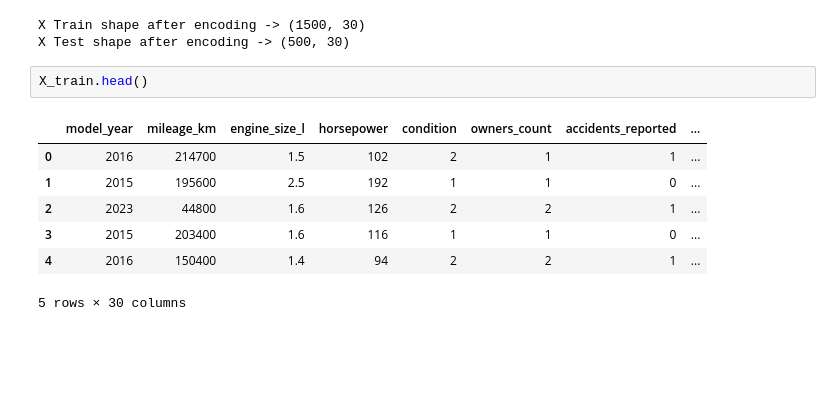
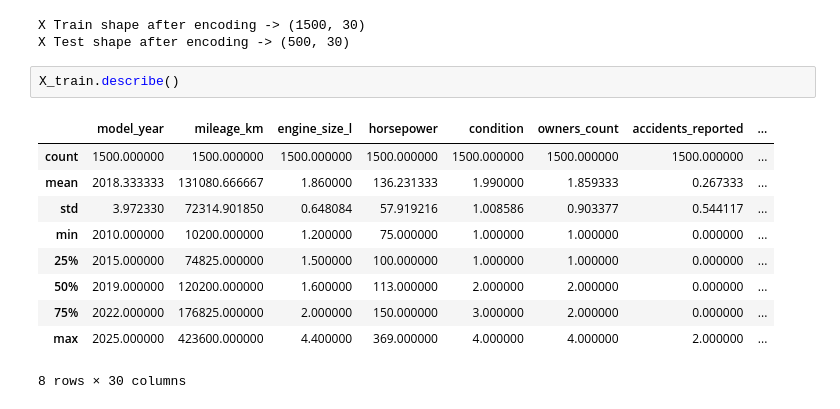
Before and after one commit to ml-engineer04/machine-learning, a Jupyter notebook: projects/cars_price_prediction.ipynb, the cells around one changed output. Saved outputs shown, nothing was run; the diff lists cells and outputs as text; blank space fills up the shorter version.

```diff
--- a/projects/cars_price_prediction.ipynb
+++ b/projects/cars_price_prediction.ipynb
@@ -280,13 +280,16 @@ print(f"X Test shape after encoding -> {X_test.shape}")
 # %% [output]
 X Train shape after encoding -> (1500, 30)
 X Test shape after encoding -> (500, 30)
-# %%
-X_train.head()
-# %% [output]
-|  | model_year | mileage_km | engine_size_l | horsepower | condition | owners_count | accidents_reported | ... |
-| 0 | 2016 | 214700 | 1.5 | 102 | 2 | 1 | 1 | ... |
-| 1 | 2015 | 195600 | 2.5 | 192 | 1 | 1 | 0 | ... |
-| 2 | 2023 | 44800 | 1.6 | 126 | 2 | 2 | 1 | ... |
-| 3 | 2015 | 203400 | 1.6 | 116 | 1 | 1 | 0 | ... |
-| 4 | 2016 | 150400 | 1.4 | 94 | 2 | 2 | 1 | ... |
-5 rows × 30 columns
+# %%
+X_train.describe()
+# %% [output]
+|  | model_year | mileage_km | engine_size_l | horsepower | condition | owners_count | accidents_reported | ... |
+| count | 1500.000000 | 1500.000000 | 1500.000000 | 1500.000000 | 1500.000000 | 1500.000000 | 1500.000000 | ... |
+| mean | 2018.333333 | 131080.666667 | 1.860000 | 136.231333 | 1.990000 | 1.859333 | 0.267333 | ... |
+| std | 3.972330 | 72314.901850 | 0.648084 | 57.919216 | 1.008586 | 0.903377 | 0.544117 | ... |
+| min | 2010.000000 | 10200.000000 | 1.200000 | 75.000000 | 1.000000 | 1.000000 | 0.000000 | ... |
+| 25% | 2015.000000 | 74825.000000 | 1.500000 | 100.000000 | 1.000000 | 1.000000 | 0.000000 | ... |
+| 50% | 2019.000000 | 120200.000000 | 1.600000 | 113.000000 | 2.000000 | 2.000000 | 0.000000 | ... |
+| 75% | 2022.000000 | 176825.000000 | 2.000000 | 150.000000 | 3.000000 | 2.000000 | 0.000000 | ... |
+| max | 2025.000000 | 423600.000000 | 4.400000 | 369.000000 | 4.000000 | 4.000000 | 2.000000 | ... |
+8 rows × 30 columns
```
Also changed, not shown: parts of 8 cells of this notebook.
